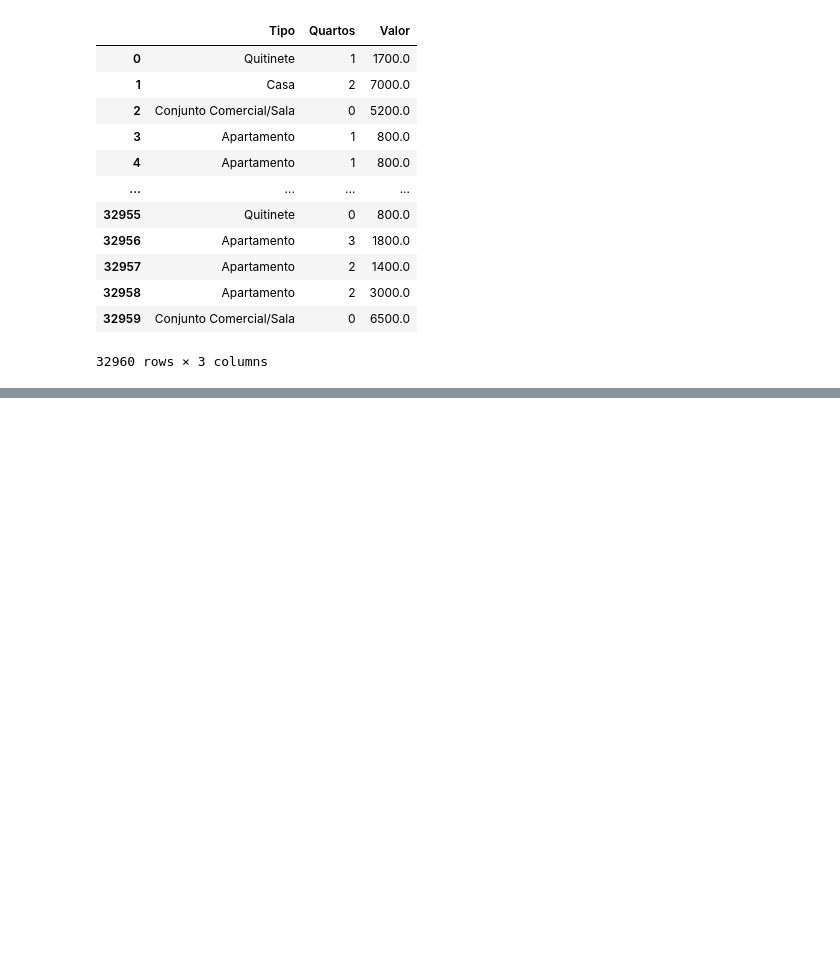
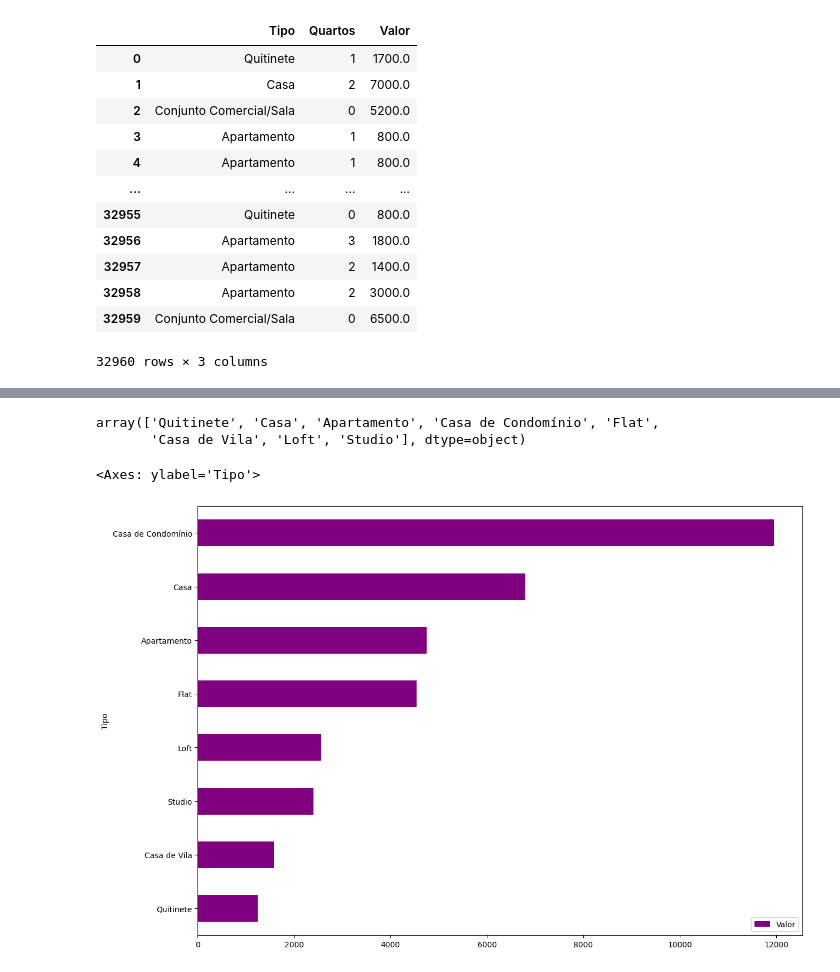
Before and after one commit to douglas-medina/alura_pandas, a Jupyter notebook: projeto_imobiliaria.ipynb, the cells around one changed output, grey strips where cells are left out. Cells and saved outputs as stored; diff of their text form; code cells hidden in the pictures; blank space fills up the shorter version.

```diff
--- a/projeto_imobiliaria.ipynb
+++ b/projeto_imobiliaria.ipynb
@@ -63,0 +213,3 @@ df[["Tipo", "Quartos", "Valor"]]
+# %%
+df_residencial = df.query("@imoveis_comerciais not in Tipo")
+df_residencial
@@ -63,0 +230,14 @@ df[["Tipo", "Quartos", "Valor"]]
+# %%
+df_residencial.Tipo.unique()
+# %% [output]
+array(['Quitinete', 'Casa', 'Apartamento', 'Casa de Condomínio', 'Flat',
+       'Casa de Vila', 'Loft', 'Studio'], dtype=object)
+# %%
+df_preco_tipo = (
+    df_residencial.groupby("Tipo")[["Valor"]].mean(numeric_only=True).sort_values("Valor")
+)
+
+df_preco_tipo.plot(kind="barh", figsize=(14, 10), color="Purple")
+# %% [output]
+<Axes: ylabel='Tipo'>
+[figure, added]
```
Also changed, not shown: parts of 14 cells of this notebook.
